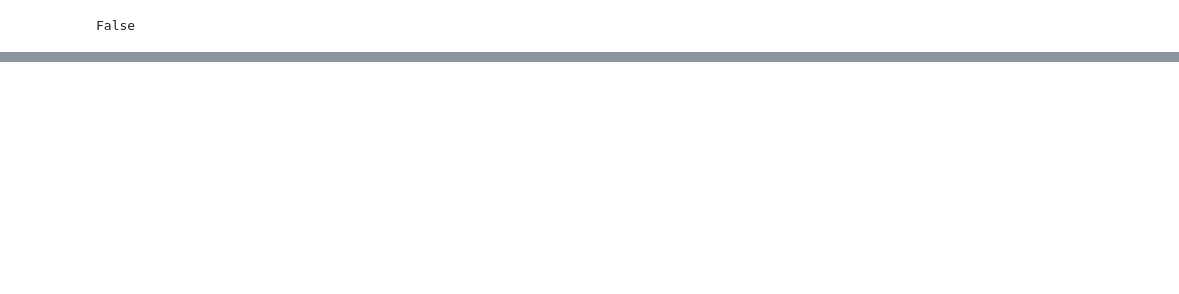
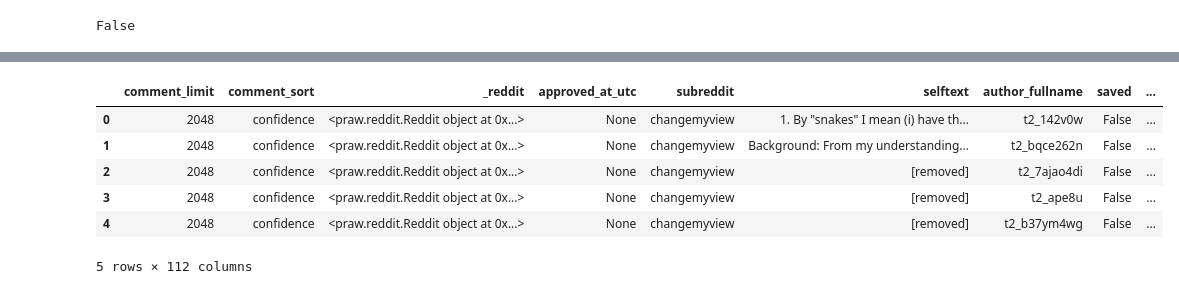
Before and after one commit to dshgna/sturdy-doodle, a Jupyter notebook: Data_Collection.ipynb, the cells around one changed output, grey strips where cells are left out. Drawn from its saved outputs; the diff is of its cells as text; code cells hidden in the pictures; blank space fills up the shorter version.

```diff
--- a/Data_Collection.ipynb
+++ b/Data_Collection.ipynb
@@ -1,10 +1,14 @@
 # %%
+import datetime as dt
 import pyarrow.feather as feather
 import json
 import pandas as pd
 import pprint
 import praw
 
+from psaw import PushshiftAPI
+
 # Display options
-pd.set_option('display.max_columns', 500)
+pd.set_option('display.max_columns', 50)
+pd.set_option('max_colwidth', 400)
 # %%
@@ -30,3 +101,14 @@ False
+# %%
+cmv_df = pd.DataFrame([vars(submission) for submission in cmv])
+cmv_df.head(5)
+# %% [output]
+|  | comment_limit | comment_sort | _reddit | approved_at_utc | subreddit | selftext | author_fullname | saved | ... |
+| 0 | 2048 | confidence | <praw.reddit.Reddit object at 0x...> | None | changemyview | 1. By "snakes" I mean (i) have th... | t2_142v0w | False | ... |
+| 1 | 2048 | confidence | <praw.reddit.Reddit object at 0x...> | None | changemyview | Background: From my understanding... | t2_bqce262n | False | ... |
+| 2 | 2048 | confidence | <praw.reddit.Reddit object at 0x...> | None | changemyview | [removed] | t2_7ajao4di | False | ... |
+| 3 | 2048 | confidence | <praw.reddit.Reddit object at 0x...> | None | changemyview | [removed] | t2_ape8u | False | ... |
+| 4 | 2048 | confidence | <praw.reddit.Reddit object at 0x...> | None | changemyview | [removed] | t2_b37ym4wg | False | ... |
+5 rows × 112 columns
 # %%
 # Quick look at an example layout
 type(reddit.subreddit("learnpython").top("year", limit = 2))
```
Also changed, not shown: parts of 18 cells of this notebook.
